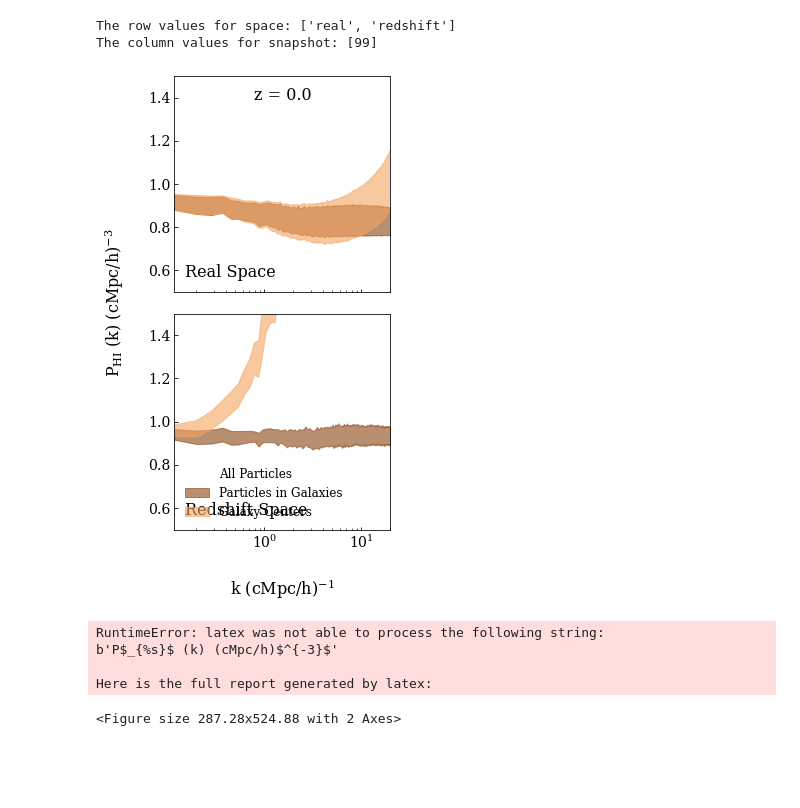
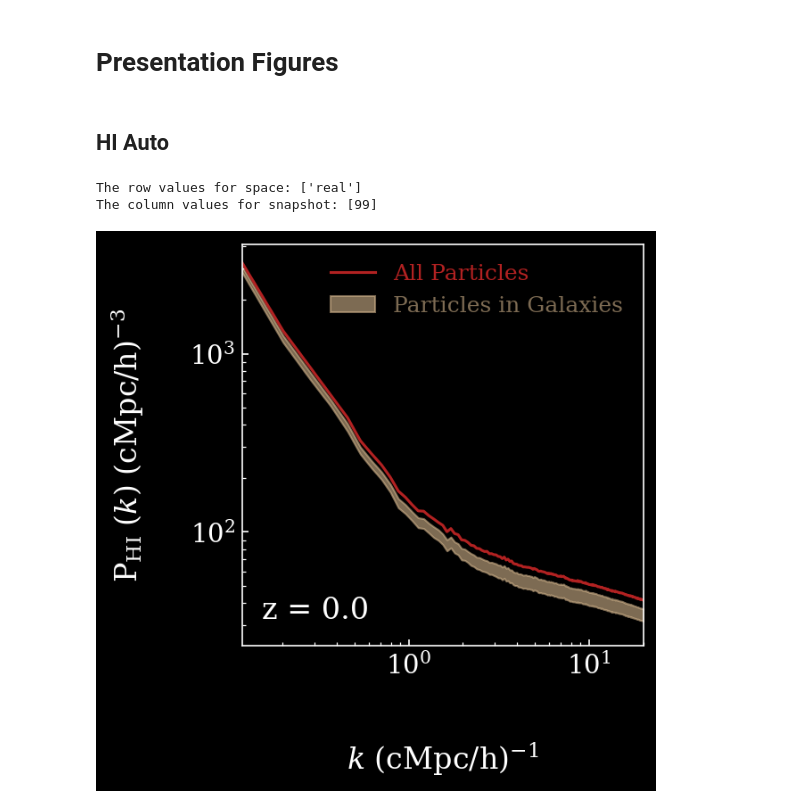
Before and after one commit to calvinosinga/hcolor, a Jupyter notebook: fig_md_analysis/HI_auto/hiauto.ipynb, the cells around one changed output. Saved outputs shown, nothing was run; the diff lists cells and outputs as text; code cells hidden in the pictures; blank space fills up the shorter version.

Commit message:
made new figures

```diff
--- a/fig_md_analysis/HI_auto/hiauto.ipynb
+++ b/fig_md_analysis/HI_auto/hiauto.ipynb
@@ -77,21 +101,30 @@ The column values for snapshot: [99]
+# %% [markdown]
+# Presentation Figures
+# %% [markdown]
+## HI Auto
 # %%
-ip = {'is_auto':True, 'is_atomic':True, 'path':'fiducial', 'snapshot':99, 'space':['real', 'redshift']}
-fg = ds.figrid('fieldname', 'space', 'snapshot', ip)
-fg.autoNorm('vn')
-fg.autoFill(alpha = 0.6)
+ip = {'is_auto':True, 'is_atomic':True, 'path':'fiducial', 'snapshot':99, 'space':'real',
+      'simname':'tng100', 'HI_fieldname':['vn', 'hiptl']}
+fg = ds.figrid('HI_fieldname', 'space', 'snapshot', ip)
+fg.autoFill()
+fg.axisLabelArgs('both', color = 'white')
+fg.colLabelArgs(color = 'white', ha = 'left', va = 'bottom')
+fg.colLabels(pos = [0.05, 0.05])
+fg.rowLabels([''])
+# fg.rowLabelArgs(color = 'white')
+fg.spineArgs(edgecolor = 'white')
 fg.gspecArgs(hspace = 0.1)
+fg.figArgs(dpi = 150, facecolor = 'black')
+fg.axisArgs(facecolor = 'black')
+fg.plotArgs('hiptl', color = 'tan')
 
 fg.setDefaultTicksParams()
-fg.tickArgs(labelsize = 14)
-fg.legendArgs(fontsize = 12, slc = (1,0))
+fg.tickArgs(labelsize = 14, color = 'white', labelcolor = 'white')
+fg.legendArgs(fontsize = 12, slc = (0,0), labelcolor = 'linecolor')
 fg.axisArgs(ylim = (1, 1e4), slc = ['redshift'])
-fg.setXLabel(XLAB)
-fg.setYLabel(YLAB%r'\mathrm{HI}')
-fg.axisArgs(yscale = 'linear', ylim = (0.5,1.5))
 fg.plot()
-# fg.save("HIauto99.png")
-# fg.save("/home/cosinga/hicolor_draft/figures/HIauto99.pdf")
+# fg.save("HIauto_99_tng100_hiptl+vn_pres.png")
 # %% [output]
-The row values for space: ['real', 'redshift']
+The row values for space: ['real']
 The column values for snapshot: [99]
-[figure, old version]
+[figure, new version]
@@ -105,8 +130,0 @@ fg.plot()
-# %%
-fg.fig
-# %% [output]
-RuntimeError: latex was not able to process the following string:
-b'P$_{%s}$ (k) (cMpc/h)$^{-3}$'
-
-Here is the full report generated by latex:
-<Figure size 287.28x524.88 with 2 Axes>
```
Also changed, not shown: parts of 17 cells of this notebook, 40 other files.
